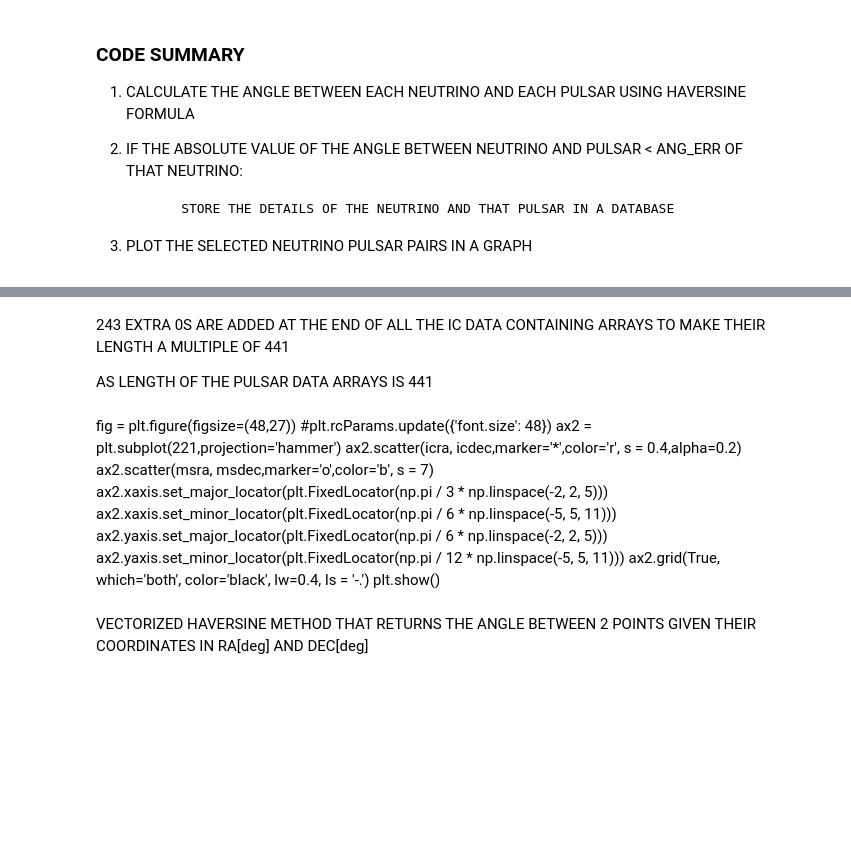
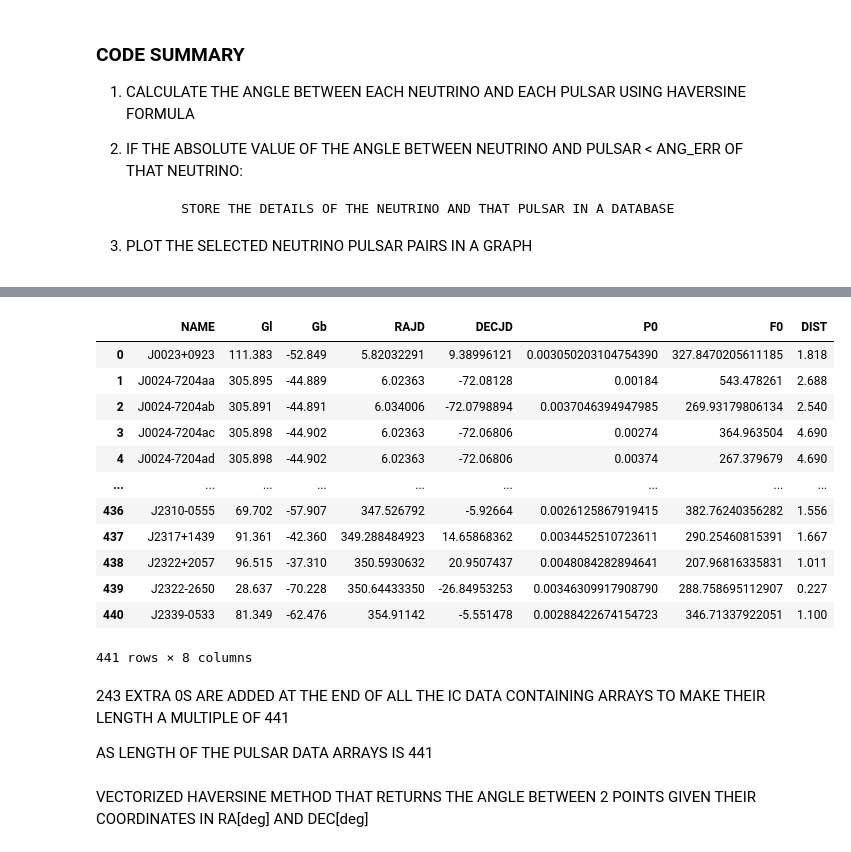
Before and after one commit to DarkWake9/Project-IceCube-Legacy, a Jupyter notebook: task2/2c2.ipynb, the cells around one changed output, grey strips where cells are left out. Saved outputs shown, nothing was run; the diff lists cells and outputs as text; code cells hidden in the pictures; blank space fills up the shorter version.

```diff
--- a/task2/2c2.ipynb
+++ b/task2/2c2.ipynb
@@ -89,3 +72,22 @@ mspdata
+# %%
+mspdata.dropna(inplace=True)
+mspdata = mspdata.reset_index()
+mspdata = mspdata.drop(["index", "#"], axis=1)
+mspdata
+# %% [output]
+|  | NAME | Gl | Gb | RAJD | DECJD | P0 | F0 | DIST |
+| 0 | J0023+0923 | 111.383 | -52.849 | 5.82032291 | 9.38996121 | 0.003050203104754390 | 327.8470205611185 | 1.818 |
+| 1 | J0024-7204aa | 305.895 | -44.889 | 6.02363 | -72.08128 | 0.00184 | 543.478261 | 2.688 |
+| 2 | J0024-7204ab | 305.891 | -44.891 | 6.034006 | -72.0798894 | 0.0037046394947985 | 269.93179806134 | 2.540 |
+| 3 | J0024-7204ac | 305.898 | -44.902 | 6.02363 | -72.06806 | 0.00274 | 364.963504 | 4.690 |
+| 4 | J0024-7204ad | 305.898 | -44.902 | 6.02363 | -72.06806 | 0.00374 | 267.379679 | 4.690 |
+| ... | ... | ... | ... | ... | ... | ... | ... | ... |
+| 436 | J2310-0555 | 69.702 | -57.907 | 347.526792 | -5.92664 | 0.0026125867919415 | 382.76240356282 | 1.556 |
+| 437 | J2317+1439 | 91.361 | -42.360 | 349.288484923 | 14.65868362 | 0.0034452510723611 | 290.25460815391 | 1.667 |
+| 438 | J2322+2057 | 96.515 | -37.310 | 350.5930632 | 20.9507437 | 0.0048084282894641 | 207.96816335831 | 1.011 |
+| 439 | J2322-2650 | 28.637 | -70.228 | 350.64433350 | -26.84953253 | 0.00346309917908790 | 288.758695112907 | 0.227 |
+| 440 | J2339-0533 | 81.349 | -62.476 | 354.91142 | -5.551478 | 0.00288422674154723 | 346.71337922051 | 1.100 |
+441 rows × 8 columns
 # %% [markdown]
 243 EXTRA 0S ARE ADDED AT THE END OF ALL THE IC DATA CONTAINING ARRAYS TO MAKE THEIR LENGTH A MULTIPLE OF 441
 
@@ -102,15 +105,3 @@ msdec = [float(i) for i in mspdata['DECJD']]
-# %% [markdown]
-fig = plt.figure(figsize=(48,27))
-#plt.rcParams.update({'font.size': 48})
-ax2 = plt.subplot(221,projection='hammer')
-ax2.scatter(icra, icdec,marker='*',color='r', s = 0.4,alpha=0.2)
-ax2.scatter(msra, msdec,marker='o',color='b', s = 7)
-ax2.xaxis.set_major_locator(plt.FixedLocator(np.pi / 3 * np.linspace(-2, 2, 5)))
-ax2.xaxis.set_minor_locator(plt.FixedLocator(np.pi / 6 * np.linspace(-5, 5, 11)))
-ax2.yaxis.set_major_locator(plt.FixedLocator(np.pi / 6 * np.linspace(-2, 2, 5)))
-ax2.yaxis.set_minor_locator(plt.FixedLocator(np.pi / 12 * np.linspace(-5, 5, 11)))
-ax2.grid(True, which='both', color='black', lw=0.4, ls = '-.')
-plt.show()
 # %% [markdown]
 VECTORIZED HAVERSINE METHOD THAT RETURNS THE ANGLE BETWEEN 2 POINTS GIVEN THEIR COORDINATES IN RA[deg] AND DEC[deg]
 # %%
```
Also changed, not shown: parts of 24 cells of this notebook, 2 other files.
